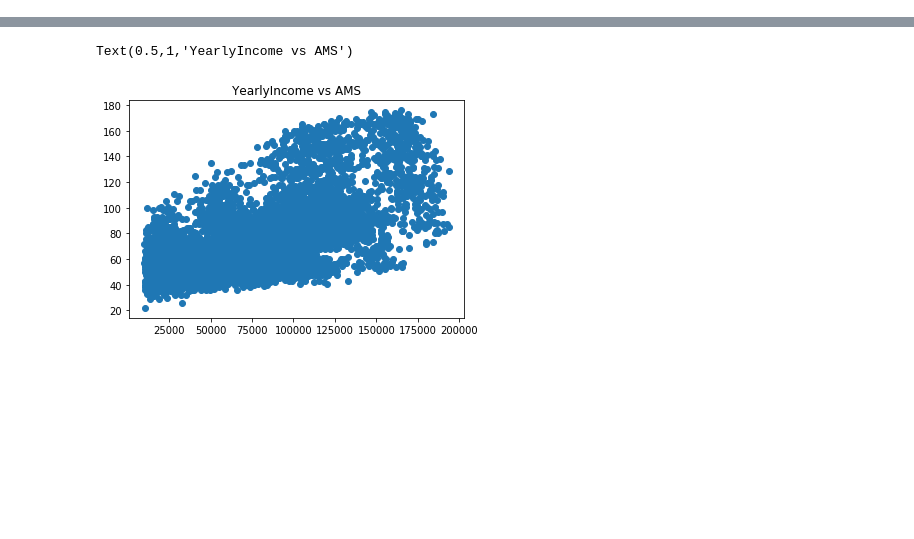
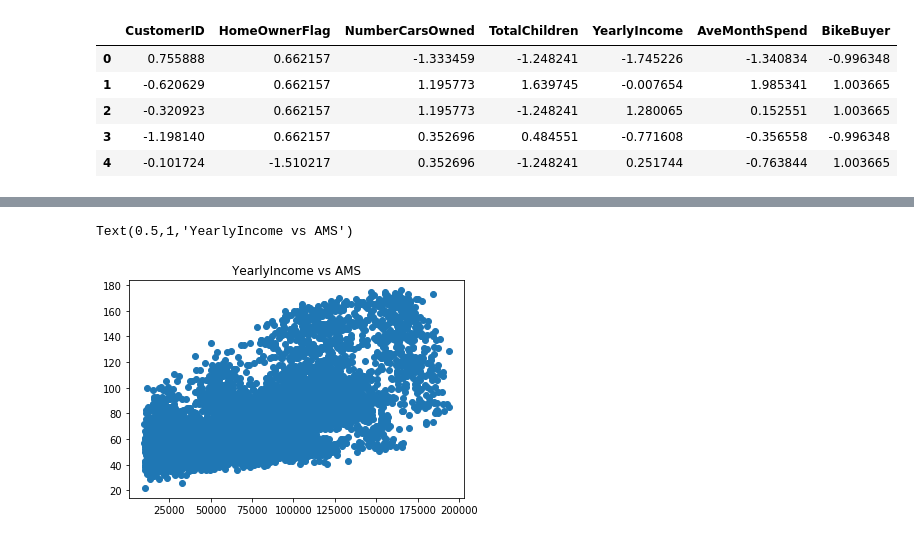
Before and after one commit to Oluwaseyitan/Python-Projects, a Jupyter notebook: Final Avg Month Spend- Regression.ipynb, the cells around one changed output, grey strips where cells are left out. Cells and saved outputs as stored; diff of their text form; code cells hidden in the pictures; blank space fills up the shorter version.

```diff
--- a/Final Avg Month Spend- Regression.ipynb
+++ b/Final Avg Month Spend- Regression.ipynb
@@ -0,0 +72,27 @@
+# %%
+#imputing missing values
+#scaling numeric data
+import numpy as np
+from sklearn.preprocessing import StandardScaler
+from sklearn.preprocessing import Imputer
+
+imputer= Imputer(strategy="median")
+scaler=StandardScaler()
+
+col_names=list(df_num)
+num_col=np.array(df_num)
+num_col_imp=imputer.fit_transform(num_col)
+num_col_scaled=scaler.fit_transform(num_col_imp)
+
+num_col_scaled
+
+df_num_scaled=pd.DataFrame(num_col_scaled, columns=col_names)
+
+df_num_scaled.head()
+# %% [output]
+|  | CustomerID | HomeOwnerFlag | NumberCarsOwned | TotalChildren | YearlyIncome | AveMonthSpend | BikeBuyer |
+| 0 | 0.755888 | 0.662157 | -1.333459 | -1.248241 | -1.745226 | -1.340834 | -0.996348 |
+| 1 | -0.620629 | 0.662157 | 1.195773 | 1.639745 | -0.007654 | 1.985341 | 1.003665 |
+| 2 | -0.320923 | 0.662157 | 1.195773 | -1.248241 | 1.280065 | 0.152551 | 1.003665 |
+| 3 | -1.198140 | 0.662157 | 0.352696 | 0.484551 | -0.771608 | -0.356558 | -0.996348 |
+| 4 | -0.101724 | -1.510217 | 0.352696 | -1.248241 | 0.251744 | -0.763844 | 1.003665 |
```
Also changed, not shown: parts of 14 cells of this notebook.
